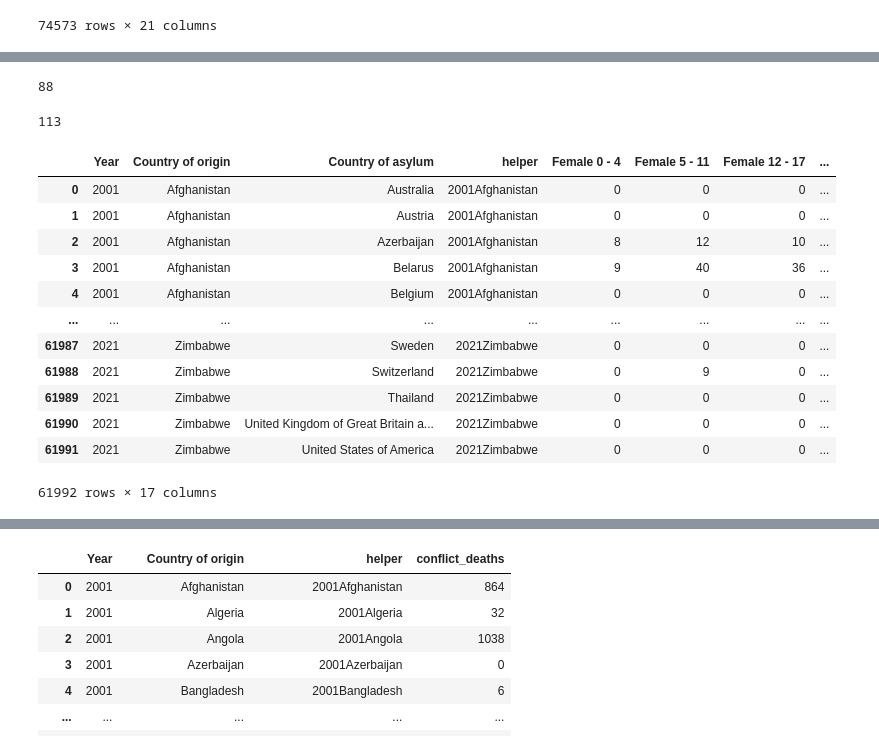
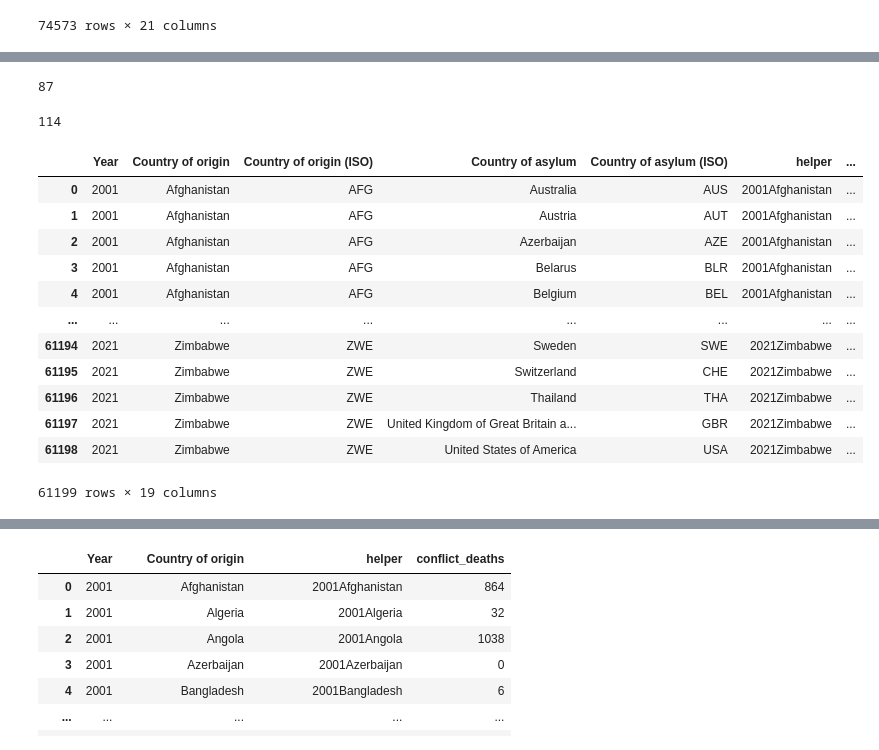
Before and after one commit to Nerdosth/Refugee-Migration, a Jupyter notebook: MLCleanup.ipynb, the cells around one changed output, grey strips where cells are left out. Saved outputs shown, nothing was run; the diff lists cells and outputs as text; code cells hidden in the pictures.

```diff
--- a/MLCleanup.ipynb
+++ b/MLCleanup.ipynb
@@ -41,7 +37,7 @@ demographics_df
 74573 rows × 21 columns
 # %%
 # Group the data by Country of origin and Year and calculate the sum of the Total
-summed_df = demographics_df.groupby(['Country of origin', 'Country of asylum', 'Year', 'helper', 'Female 0 - 4', 'Female 5 - 11', 'Female 12 - 17', 'Female 18 - 59', 'Female 60', 'Female other', 'Female total', 'Male 0 - 4', 'Male 5 - 11', 'Male 12 - 17', 'Male 18 - 59', 'Male 60', 'Male other', 'Male total'], as_index=False)['Total'].sum()
+summed_df = demographics_df.groupby(['Country of origin','Country of origin (ISO)', 'Country of asylum', 'Country of asylum (ISO)','Year', 'helper', 'Female 0 - 4', 'Female 5 - 11', 'Female 12 - 17', 'Female 18 - 59', 'Female 60', 'Female other', 'Female total', 'Male 0 - 4', 'Male 5 - 11', 'Male 12 - 17', 'Male 18 - 59', 'Male 60', 'Male other', 'Male total'], as_index=False)['Total'].sum()
 
 # Group by Country of origin to get the full count of every year and drop if the Total count is below 50,000
 filtered_df = summed_df.groupby('Country of origin').filter(lambda x: x['Total'].sum() >= 50000)
@@ -50,12 +46,12 @@ filtered_df = summed_df.groupby('Country of origin').filter(lambda x: x['Total']
 demo_result_df = pd.DataFrame(filtered_df.reset_index(drop=True))
 # %%
 grouped_conflict_df = conflict_df.groupby(['Year', 'Country of origin', 'helper']).sum()
-grouped_demo_result_df = demo_result_df.groupby(['Year', 'Country of origin','Country of asylum', 'helper']).sum()
+grouped_demo_result_df = demo_result_df.groupby(['Year', 'Country of origin','Country of origin (ISO)','Country of asylum','Country of asylum (ISO)','helper']).sum()
 grouped_disasters_df = disasters_df.groupby(['Year', 'Country of origin', 'helper']).sum()
-grouped_decision_df = decision_df.groupby(['Year', 'Country of origin', 'Country of asylum','helper']).sum()
+grouped_decision_df = decision_df.groupby(['Year', 'Country of origin','Country of origin (ISO)', 'Country of asylum','Country of asylum (ISO)','helper']).sum()
 grouped_conflict_df = pd.DataFrame(grouped_conflict_df.reset_index())
 grouped_demo_result_df = pd.DataFrame(grouped_demo_result_df.reset_index())
 grouped_disasters_df = pd.DataFrame(grouped_disasters_df.reset_index())
 grouped_decision_df = pd.DataFrame(grouped_decision_df.reset_index())
-grouped_decision_df
+demo_result_df
 # %% [output]
@@ -76,31 +72,31 @@ grouped_decision_df
 new_country_list = grouped_demo_result_df['Country of origin'].unique().tolist()
 print(len(new_country_list))
 # %% [output]
-88
+87
 # %%
 dropped_countries = list(set(country_list) - set(new_country_list))
 dropped_countries.sort()
 print(len(dropped_countries))
 # %% [output]
-113
+114
 # %%
 
-filtered_decision_df = grouped_decision_df[['Year','Country of origin','Country of asylum','helper','Recognized decisions','Complementary protection','Rejected decisions','Otherwise closed', 'Total decisions']]
-filtered_demographics_df = grouped_demo_result_df[['Year','Country of origin', 'Country of asylum','helper','Female 0 - 4','Female 5 - 11','Female 12 - 17','Female 18 - 59','Female 60','Female other','Male 0 - 4','Male 5 - 11','Male 12 - 17','Male 18 - 59','Male 60','Male other','Total']]
+filtered_decision_df = grouped_decision_df[['Year','Country of origin','Country of origin (ISO)','Country of asylum','Country of asylum (ISO)','helper','Recognized decisions','Complementary protection','Rejected decisions','Otherwise closed', 'Total decisions']]
+filtered_demographics_df = grouped_demo_result_df[['Year','Country of origin', 'Country of origin (ISO)', 'Country of asylum', 'Country of asylum (ISO)','helper','Female 0 - 4','Female 5 - 11','Female 12 - 17','Female 18 - 59','Female 60','Female other','Male 0 - 4','Male 5 - 11','Male 12 - 17','Male 18 - 59','Male 60','Male other','Total']]
 filtered_conflict_df = grouped_conflict_df[['Year','Country of origin','helper', 'Deaths civilians']]
 filtered_disasters_df = grouped_disasters_df[['Year','Country of origin','helper','Total deaths','Total affected']]
 filtered_demographics_df
 # %% [output]
-|  | Year | Country of origin | Country of asylum | helper | Female 0 - 4 | Female 5 - 11 | Female 12 - 17 | ... |
-| 0 | 2001 | Afghanistan | Australia | 2001Afghanistan | 0 | 0 | 0 | ... |
-| 1 | 2001 | Afghanistan | Austria | 2001Afghanistan | 0 | 0 | 0 | ... |
-| 2 | 2001 | Afghanistan | Azerbaijan | 2001Afghanistan | 8 | 12 | 10 | ... |
-| 3 | 2001 | Afghanistan | Belarus | 2001Afghanistan | 9 | 40 | 36 | ... |
-| 4 | 2001 | Afghanistan | Belgium | 2001Afghanistan | 0 | 0 | 0 | ... |
-| ... | ... | ... | ... | ... | ... | ... | ... | ... |
-| 61987 | 2021 | Zimbabwe | Sweden | 2021Zimbabwe | 0 | 0 | 0 | ... |
-| 61988 | 2021 | Zimbabwe | Switzerland | 2021Zimbabwe | 0 | 9 | 0 | ... |
-| 61989 | 2021 | Zimbabwe | Thailand | 2021Zimbabwe | 0 | 0 | 0 | ... |
-| 61990 | 2021 | Zimbabwe | United Kingdom of Great Britain a... | 2021Zimbabwe | 0 | 0 | 0 | ... |
-| 61991 | 2021 | Zimbabwe | United States of America | 2021Zimbabwe | 0 | 0 | 0 | ... |
+|  | Year | Country of origin | Country of origin (ISO) | Country of asylum | Country of asylum (ISO) | helper | ... |
+| 0 | 2001 | Afghanistan | AFG | Australia | AUS | 2001Afghanistan | ... |
+| 1 | 2001 | Afghanistan | AFG | Austria | AUT | 2001Afghanistan | ... |
+| 2 | 2001 | Afghanistan | AFG | Azerbaijan | AZE | 2001Afghanistan | ... |
+| 3 | 2001 | Afghanistan | AFG | Belarus | BLR | 2001Afghanistan | ... |
+| 4 | 2001 | Afghanistan | AFG | Belgium | BEL | 2001Afghanistan | ... |
+| ... | ... | ... | ... | ... | ... | ... | ... |
+| 61194 | 2021 | Zimbabwe | ZWE | Sweden | SWE | 2021Zimbabwe | ... |
+| 61195 | 2021 | Zimbabwe | ZWE | Switzerland | CHE | 2021Zimbabwe | ... |
+| 61196 | 2021 | Zimbabwe | ZWE | Thailand | THA | 2021Zimbabwe | ... |
+| 61197 | 2021 | Zimbabwe | ZWE | United Kingdom of Great Britain a... | GBR | 2021Zimbabwe | ... |
+| 61198 | 2021 | Zimbabwe | ZWE | United States of America | USA | 2021Zimbabwe | ... |
-61992 rows × 17 columns
+61199 rows × 19 columns
```
Also changed, not shown: parts of 15 cells of this notebook, 3 other files.
